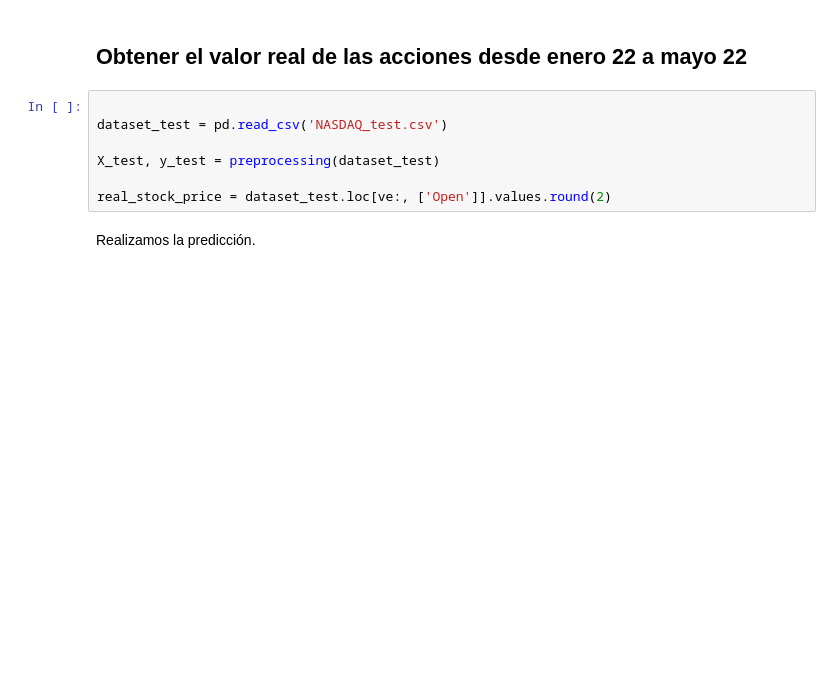
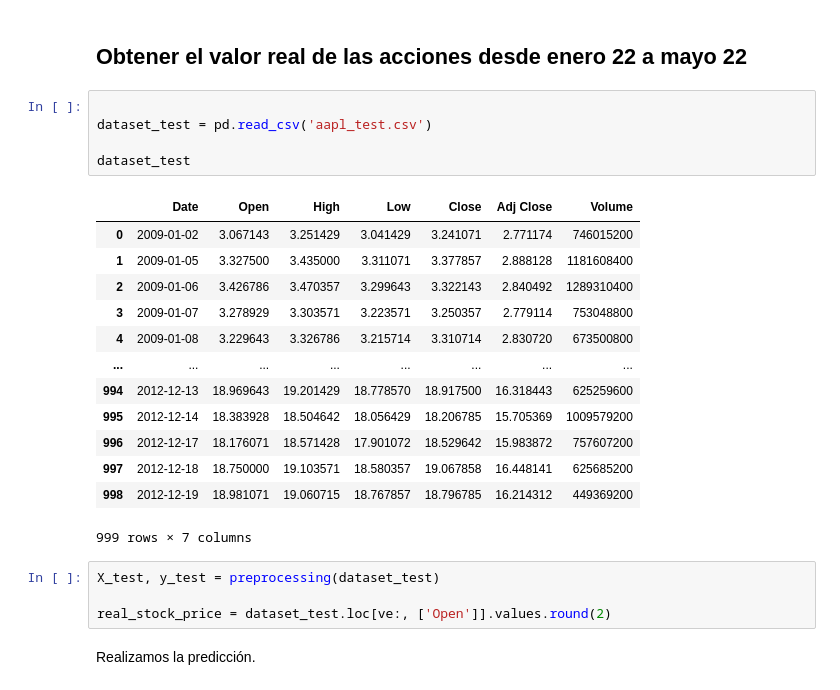
Before and after one commit to Alan-B525/BHBv2, a Jupyter notebook: RNN_TP_FINAL.ipynb, the cells around one changed output. Drawn from its saved outputs; the diff is of its cells as text; blank space fills up the shorter version.

```diff
--- a/RNN_TP_FINAL.ipynb
+++ b/RNN_TP_FINAL.ipynb
@@ -89,10 +91,26 @@ regressor.fit(X_train, y_train, epochs=50, batch_size=32, verbose=False)
 # Predecir el valor de las acciones
 # %% [markdown]
 ## Obtener el valor real de las acciones desde enero 22 a mayo 22
+# %%
+
+dataset_test = pd.read_csv('aapl_test.csv')
+
+dataset_test
+# %% [output]
+|  | Date | Open | High | Low | Close | Adj Close | Volume |
+| 0 | 2009-01-02 | 3.067143 | 3.251429 | 3.041429 | 3.241071 | 2.771174 | 746015200 |
+| 1 | 2009-01-05 | 3.327500 | 3.435000 | 3.311071 | 3.377857 | 2.888128 | 1181608400 |
+| 2 | 2009-01-06 | 3.426786 | 3.470357 | 3.299643 | 3.322143 | 2.840492 | 1289310400 |
+| 3 | 2009-01-07 | 3.278929 | 3.303571 | 3.223571 | 3.250357 | 2.779114 | 753048800 |
+| 4 | 2009-01-08 | 3.229643 | 3.326786 | 3.215714 | 3.310714 | 2.830720 | 673500800 |
+| ... | ... | ... | ... | ... | ... | ... | ... |
+| 994 | 2012-12-13 | 18.969643 | 19.201429 | 18.778570 | 18.917500 | 16.318443 | 625259600 |
+| 995 | 2012-12-14 | 18.383928 | 18.504642 | 18.056429 | 18.206785 | 15.705369 | 1009579200 |
+| 996 | 2012-12-17 | 18.176071 | 18.571428 | 17.901072 | 18.529642 | 15.983872 | 757607200 |
+| 997 | 2012-12-18 | 18.750000 | 19.103571 | 18.580357 | 19.067858 | 16.448141 | 625685200 |
+| 998 | 2012-12-19 | 18.981071 | 19.060715 | 18.767857 | 18.796785 | 16.214312 | 449369200 |
+999 rows × 7 columns
 # %%
-
-dataset_test = pd.read_csv('NASDAQ_test.csv')
-
 X_test, y_test = preprocessing(dataset_test)
 
 real_stock_price = dataset_test.loc[ve:, ['Open']].values.round(2)
```
Also changed, not shown: parts of 9 cells of this notebook.
